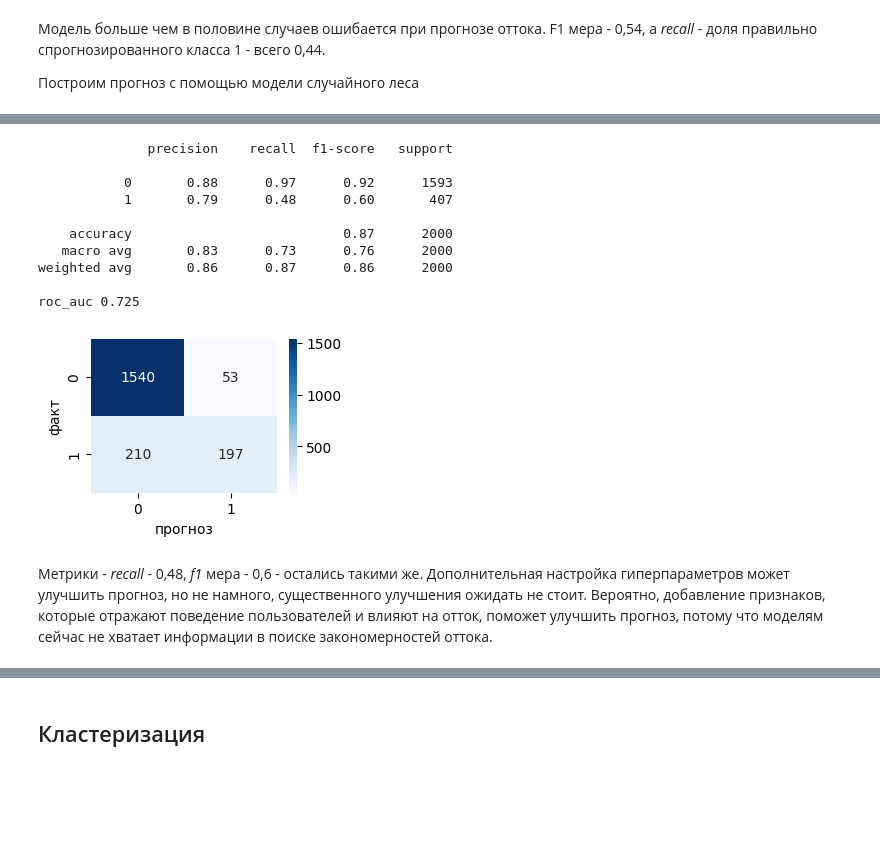
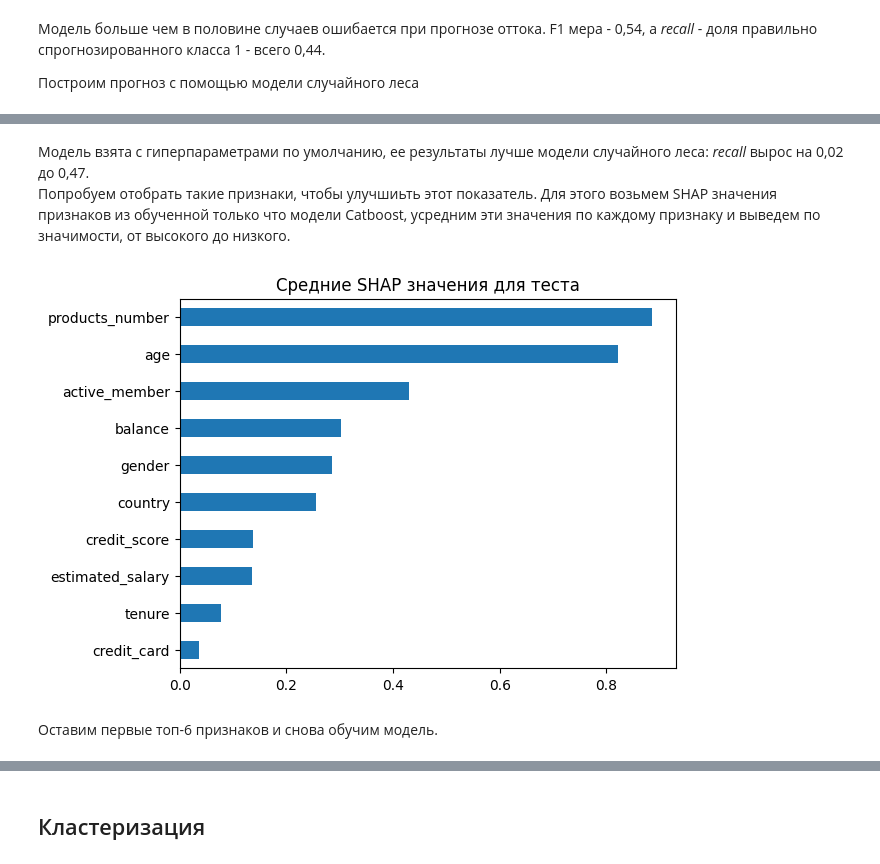
Before and after one commit to KrasBoris/ML_projects, a Jupyter notebook: bank_churn.ipynb, the cells around one changed output, grey strips where cells are left out. Saved outputs shown, nothing was run; the diff lists cells and outputs as text; code cells hidden in the pictures; blank space fills up the shorter version.

```diff
--- a/bank_churn.ipynb
+++ b/bank_churn.ipynb
@@ -369,22 +316,17 @@ bestIteration = 160
-# %%
-cbc_best = CatBoostClassifier(random_state=42,cat_features=[1,2,4,6,7,8],
-                        thread_count=-1, loss_function='Logloss',
-                        verbose=False, eval_metric='F1',
-                        depth=6, learning_rate=0.1, iterations=200)
-cbc_best.fit(X_train, y_train)
-cbc_best_pred = lgbm_best.predict(X_test)
-print_metrics(y_test, cbc_best_pred)
-# %% [output]
-              precision    recall  f1-score   support
-
-           0       0.88      0.97      0.92      1593
-           1       0.79      0.48      0.60       407
-
-    accuracy                           0.87      2000
-   macro avg       0.83      0.73      0.76      2000
-weighted avg       0.86      0.87      0.86      2000
-
-roc_auc 0.725
-[figure, removed]
-# %% [markdown]
-Метрики - *recall* - 0,48, *f1* мера - 0,6 - остались такими же. Дополнительная настройка гиперпараметров может улучшить прогноз, но не намного, существенного улучшения ожидать не стоит. Вероятно, добавление признаков, которые отражают поведение пользователей и влияют на отток, поможет улучшить прогноз, потому что моделям сейчас не хватает информации в поиске закономерностей оттока.
+# %% [markdown]
+Модель взята с гиперпараметрами по умолчанию, ее результаты лучше модели случайного леса: *recall* вырос на 0,02 до 0,47.
+Попробуем отобрать такие признаки, чтобы улучшиьть этот показатель. Для этого возьмем SHAP значения признаков из обученной только что модели Catboost, усредним эти значения по каждому признаку и выведем по значимости, от высокого до низкого.
+# %%
+pd.DataFrame(cbc.get_feature_importance(
+        data=test_pool,
+        type="ShapValues",
+    ), columns=list(X_test.columns)+ ['base_value']
+).abs().mean().sort_values()\
+.drop('base_value', axis=0)\
+.plot(kind='barh')
+plt.title('Средние SHAP значения для теста')
+plt.show()
+# %% [output]
+[figure, added]
+# %% [markdown]
+Оставим первые топ-6 признаков и снова обучим модель.
```
Also changed, not shown: parts of 16 cells of this notebook.
